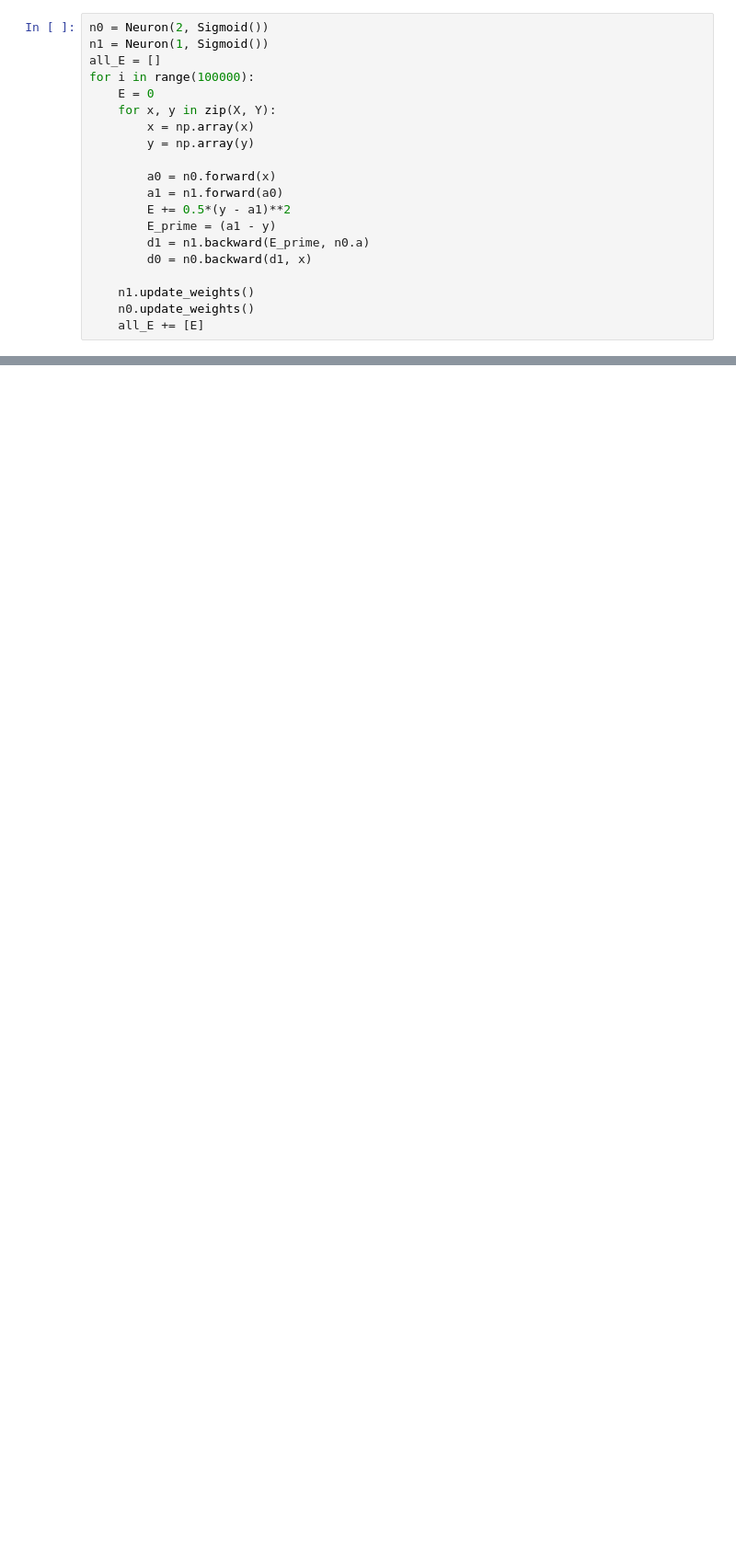
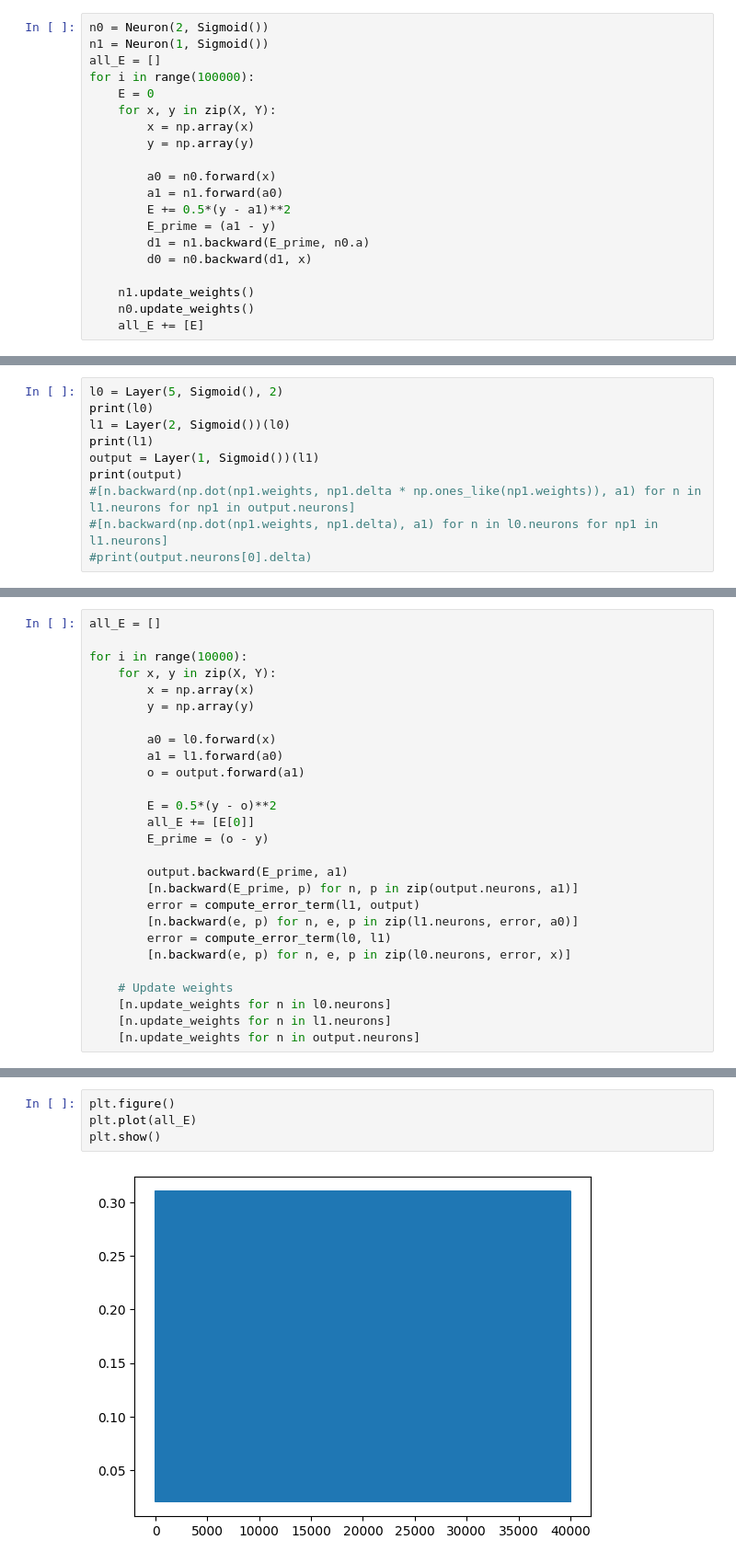
Before and after one commit to dkersh/NeuralNetworks_from_scratch, a Jupyter notebook: class_implementation.ipynb, the cells around one changed output, grey strips where cells are left out. Shown at 92% size. Cells and saved outputs as stored; diff of their text form; blank space fills up the shorter version.

```diff
--- a/class_implementation.ipynb
+++ b/class_implementation.ipynb
@@ -306,0 +320,10 @@ array([0.00087932])
+# %%
+l0 = Layer(5, Sigmoid(), 2)
+print(l0)
+l1 = Layer(2, Sigmoid())(l0)
+print(l1)
+output = Layer(1, Sigmoid())(l1)
+print(output)
+#[n.backward(np.dot(np1.weights, np1.delta * np.ones_like(np1.weights)), a1) for n in l1.neurons for np1 in output.neurons]
+#[n.backward(np.dot(np1.weights, np1.delta), a1) for n in l0.neurons for np1 in l1.neurons]
+#print(output.neurons[0].delta)
@@ -306,0 +334,27 @@ array([0.00087932])
+# %%
+all_E = []
+
+for i in range(10000):
+    for x, y in zip(X, Y):
+        x = np.array(x)
+        y = np.array(y)
+
+        a0 = l0.forward(x)
+        a1 = l1.forward(a0)
+        o = output.forward(a1)
+
+        E = 0.5*(y - o)**2
+        all_E += [E[0]]
+        E_prime = (o - y)
+
+        output.backward(E_prime, a1)
+        [n.backward(E_prime, p) for n, p in zip(output.neurons, a1)]
+        error = compute_error_term(l1, output)
+        [n.backward(e, p) for n, e, p in zip(l1.neurons, error, a0)]
+        error = compute_error_term(l0, l1)
+        [n.backward(e, p) for n, e, p in zip(l0.neurons, error, x)]
+
+    # Update weights
+    [n.update_weights for n in l0.neurons]
+    [n.update_weights for n in l1.neurons]
+    [n.update_weights for n in output.neurons]
@@ -306,0 +381,6 @@ array([0.00087932])
+# %%
+plt.figure()
+plt.plot(all_E)
+plt.show()
+# %% [output]
+[figure, added]
```
Also changed, not shown: parts of 14 cells of this notebook.
